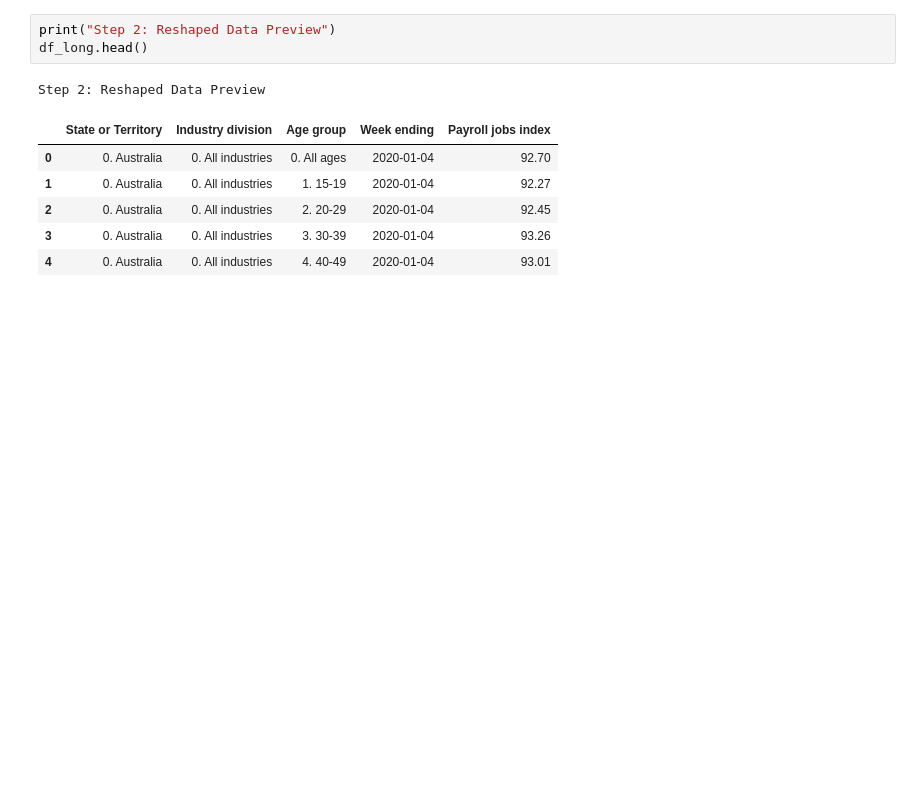
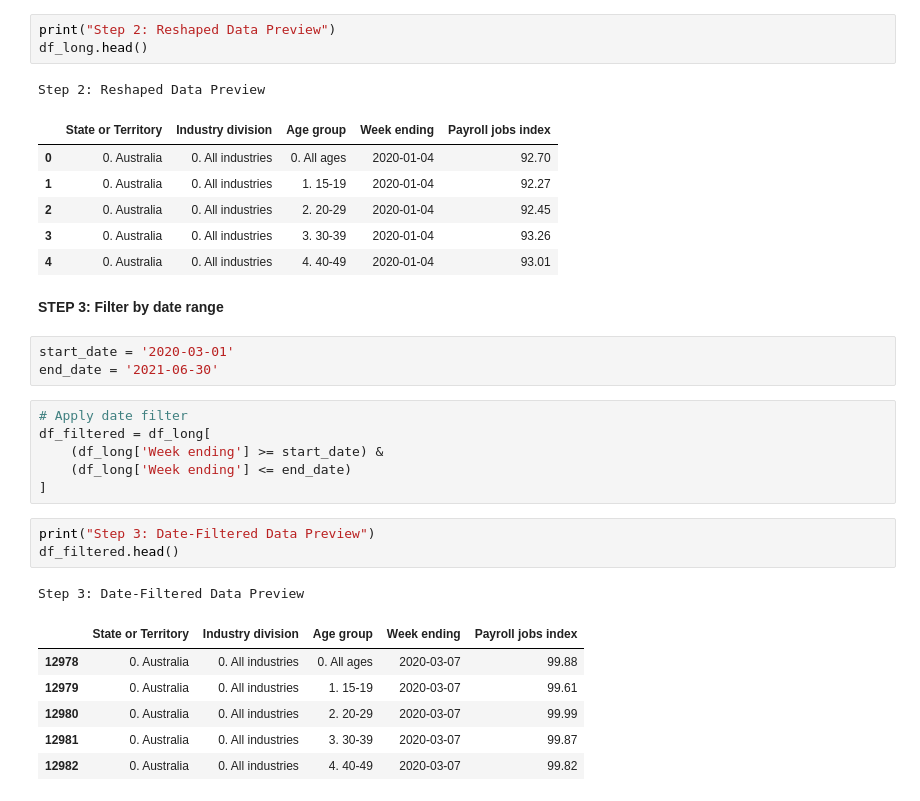
Before and after one commit to Jolene115/covid19-jobs-impact-australia, a Jupyter notebook: covid_analysis.ipynb, the cells around one changed output. Saved outputs shown, nothing was run; the diff lists cells and outputs as text; blank space fills up the shorter version.

Commit message:
Step 3 is implemented, which successfully filtered to the Covid-19 analysis and skipped all pre-March records as intended based on the project title. Focus only on the COVID impact period.

```diff
--- a/covid_analysis.ipynb
+++ b/covid_analysis.ipynb
@@ -51,3 +51,25 @@ Step 2: Reshaped Data Preview
 | 2 | 0. Australia | 0. All industries | 2. 20-29 | 2020-01-04 | 92.45 |
 | 3 | 0. Australia | 0. All industries | 3. 30-39 | 2020-01-04 | 93.26 |
 | 4 | 0. Australia | 0. All industries | 4. 40-49 | 2020-01-04 | 93.01 |
+# %% [markdown]
+**STEP 3: Filter by date range**
+# %%
+start_date = '2020-03-01'
+end_date = '2021-06-30'
+# %%
+# Apply date filter
+df_filtered = df_long[
+    (df_long['Week ending'] >= start_date) &
+    (df_long['Week ending'] <= end_date)
+]
+# %%
+print("Step 3: Date-Filtered Data Preview")
+df_filtered.head()
+# %% [output]
+Step 3: Date-Filtered Data Preview
+|  | State or Territory | Industry division | Age group | Week ending | Payroll jobs index |
+| 12978 | 0. Australia | 0. All industries | 0. All ages | 2020-03-07 | 99.88 |
+| 12979 | 0. Australia | 0. All industries | 1. 15-19 | 2020-03-07 | 99.61 |
+| 12980 | 0. Australia | 0. All industries | 2. 20-29 | 2020-03-07 | 99.99 |
+| 12981 | 0. Australia | 0. All industries | 3. 30-39 | 2020-03-07 | 99.87 |
+| 12982 | 0. Australia | 0. All industries | 4. 40-49 | 2020-03-07 | 99.82 |
```
